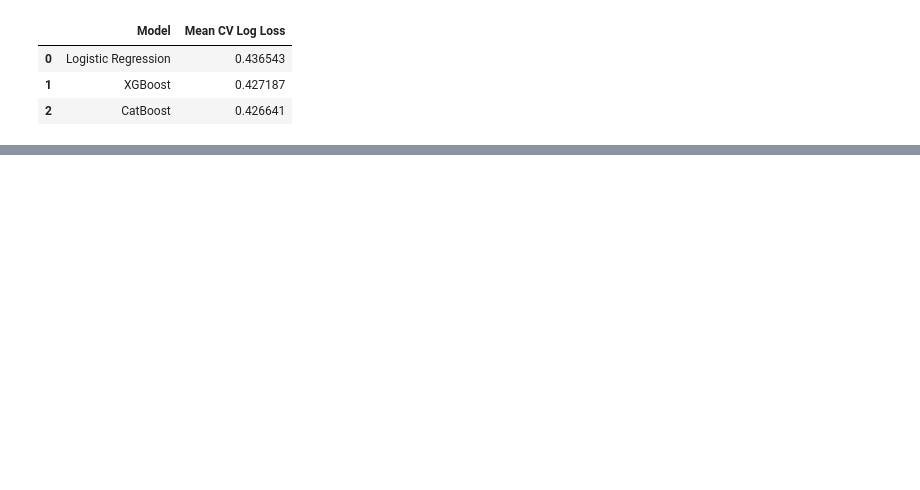
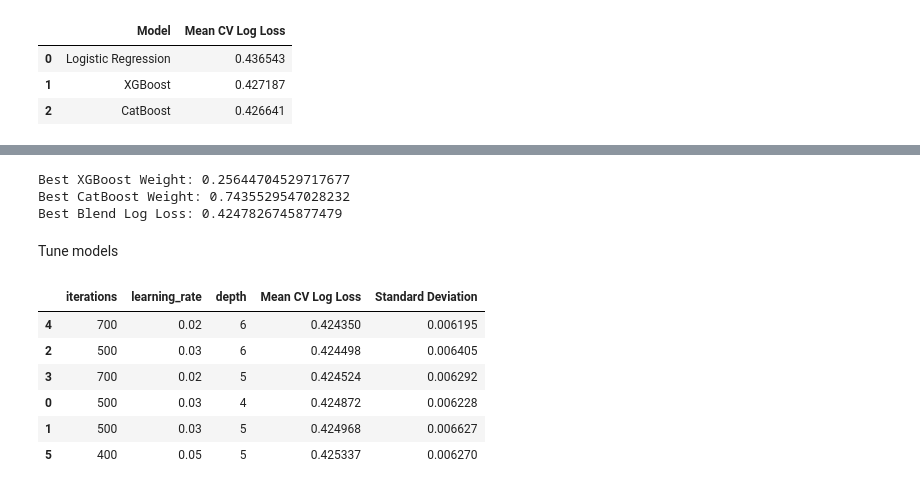
Before and after one commit to fishdynasty/inter-uni-FourCast, a Jupyter notebook: notebook/Modelling.ipynb, the cells around one changed output, grey strips where cells are left out. Saved outputs shown, nothing was run; the diff lists cells and outputs as text; code cells hidden in the pictures; blank space fills up the shorter version.

Commit message:
more modelling

```diff
--- a/notebook/Modelling.ipynb
+++ b/notebook/Modelling.ipynb
@@ -246,0 +269,19 @@ results
+# %%
+def add_features(df):
+    df = df.copy()
+
+    df["delayed_months"] = (df[pay_cols] > 0).sum(axis=1)
+    df["max_delay"] = df[pay_cols].max(axis=1)
+    df["avg_repayment_status"] = df[pay_cols].mean(axis=1)
+
+    df["avg_bill"] = df[bill_cols].mean(axis=1)
+    df["avg_payment"] = df[payment_cols].mean(axis=1)
+
+    df["recent_utilisation"] = (
+        df["BILL_AMT1"] / df["LIMIT_BAL"]
+    )
+
+    return df
+# %%
+X_fe = add_features(X)
+X_test_fe = add_features(X_test)
@@ -246,0 +384,3 @@ results
+# %%
+xgb_oof = np.zeros(len(X_fe))
+cat_oof = np.zeros(len(X_fe))
@@ -246,0 +455,36 @@ results
+# %%
+def blend_loss(w):
+    blended = (
+        w * xgb_oof +
+        (1 - w) * cat_oof
+    )
+
+    return log_loss(y, blended)
+
+result = minimize_scalar(
+    blend_loss,
+    bounds=(0, 1),
+    method="bounded"
+)
+
+best_weight = result.x
+best_blend_logloss = result.fun
+
+print("Best XGBoost Weight:", best_weight)
+print("Best CatBoost Weight:", 1 - best_weight)
+print("Best Blend Log Loss:", best_blend_logloss)
+# %% [output]
+Best XGBoost Weight: 0.25644704529717677
+Best CatBoost Weight: 0.7435529547028232
+Best Blend Log Loss: 0.4247826745877479
+# %% [markdown]
+Tune models
+# %%
+cat_param_sets = [
+    {"iterations": 500, "learning_rate": 0.03, "depth": 4},
+    {"iterations": 500, "learning_rate": 0.03, "depth": 5},
+    {"iterations": 500, "learning_rate": 0.03, "depth": 6},
+    {"iterations": 700, "learning_rate": 0.02, "depth": 5},
+    {"iterations": 700, "learning_rate": 0.02, "depth": 6},
+    {"iterations": 400, "learning_rate": 0.05, "depth": 5},
+]
@@ -246,0 +533,14 @@ results
+# %%
+cat_tuning_results = pd.DataFrame(
+    cat_tuning_results
+).sort_values("Mean CV Log Loss")
+
+cat_tuning_results
+# %% [output]
+|  | iterations | learning_rate | depth | Mean CV Log Loss | Standard Deviation |
+| 4 | 700 | 0.02 | 6 | 0.424350 | 0.006195 |
+| 2 | 500 | 0.03 | 6 | 0.424498 | 0.006405 |
+| 3 | 700 | 0.02 | 5 | 0.424524 | 0.006292 |
+| 0 | 500 | 0.03 | 4 | 0.424872 | 0.006228 |
+| 1 | 500 | 0.03 | 5 | 0.424968 | 0.006627 |
+| 5 | 400 | 0.05 | 5 | 0.425337 | 0.006270 |
```
Also changed, not shown: parts of 24 cells of this notebook, 7 other files.
